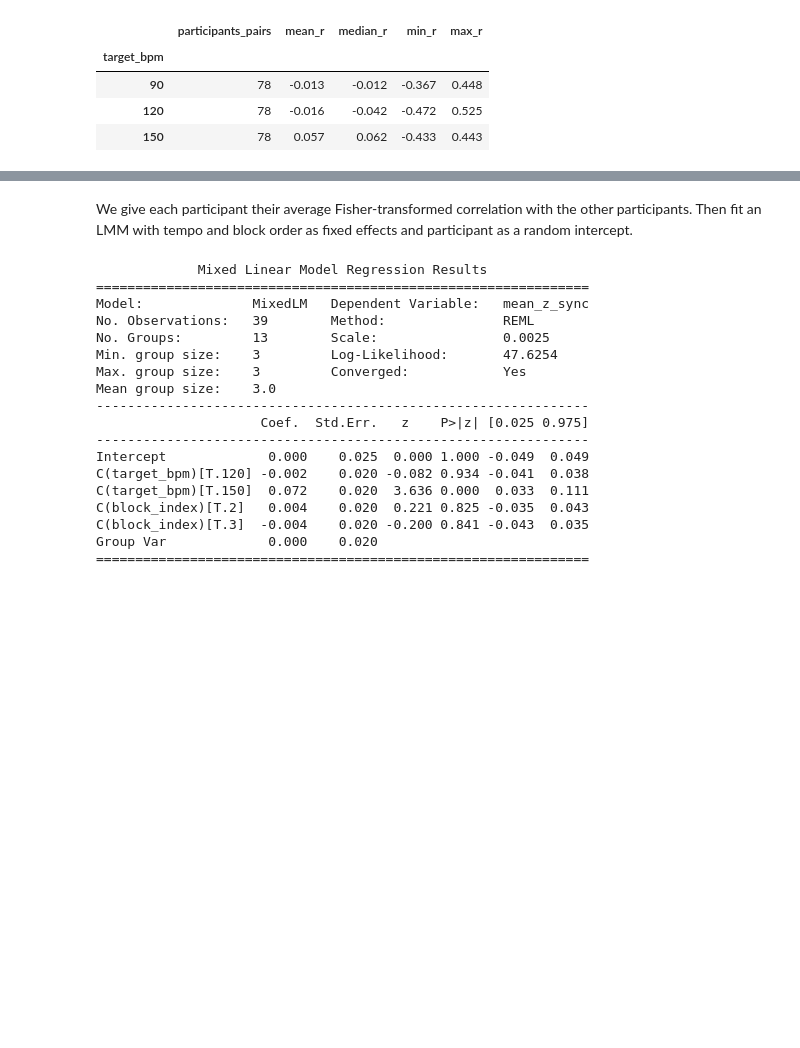
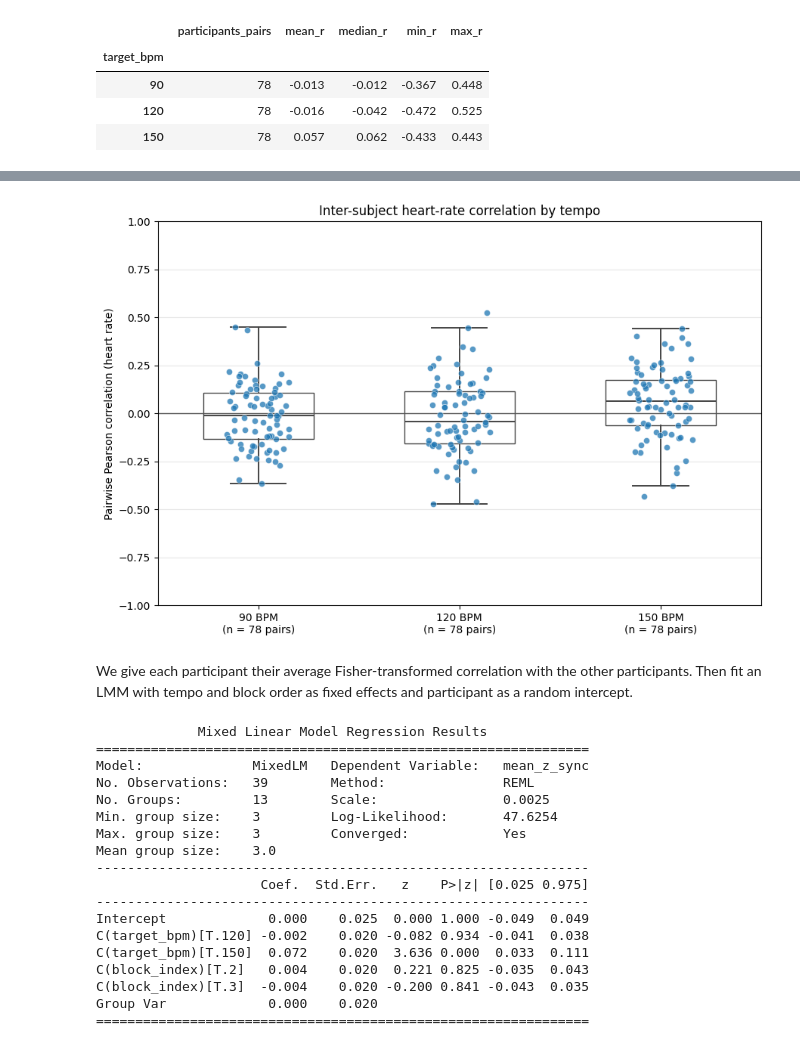
Before and after one commit to maxstalzer/Experiment-in-Cognitive-Science, a Jupyter notebook: analysis.ipynb, the cells around one changed output, grey strips where cells are left out. Saved outputs shown, nothing was run; the diff lists cells and outputs as text; code cells hidden in the pictures; blank space fills up the shorter version.

Commit message:
Add plot

```diff
--- a/analysis.ipynb
+++ b/analysis.ipynb
@@ -1042,3 +1035,98 @@ display(
+# %%
+from itertools import combinations
+
+import matplotlib.pyplot as plt
+import numpy as np
+
+tempos = (90, 120, 150)
+
+# Use the same participants in all three tempo conditions.
+common = sorted(
+    set(profiles[90])
+    & set(profiles[120])
+    & set(profiles[150])
+)
+pairs = list(combinations(common, 2))
+
+
+def pair_correlation(bpm, person_a, person_b):
+    profile_a = profiles[bpm][person_a]
+    profile_b = profiles[bpm][person_b]
+    shared_times = sorted(set(profile_a) & set(profile_b))
+
+    if len(shared_times) < 3:
+        return np.nan
+
+    values_a = [profile_a[t] for t in shared_times]
+    values_b = [profile_b[t] for t in shared_times]
+    return np.corrcoef(values_a, values_b)[0, 1]
+
+
+pair_correlations = {
+    bpm: np.array([
+        pair_correlation(bpm, person_a, person_b)
+        for person_a, person_b in pairs
+    ])
+    for bpm in tempos
+}
+
+fig, ax = plt.subplots(figsize=(9, 6))
+positions = np.arange(1, len(tempos) + 1)
+box_data = [
+    pair_correlations[bpm][np.isfinite(pair_correlations[bpm])]
+    for bpm in tempos
+]
+
+boxes = ax.boxplot(
+    box_data,
+    positions=positions,
+    widths=0.55,
+    patch_artist=True,
+    showfliers=False,
+)
+
+for box in boxes["boxes"]:
+    box.set(facecolor="white", edgecolor="#444444")
+
+for element in ("whiskers", "caps", "medians"):
+    for item in boxes[element]:
+        item.set(color="#444444", linewidth=1.4)
+
+rng = np.random.default_rng(42)
+
+for position, bpm in zip(positions, tempos):
+    values = pair_correlations[bpm]
+    values = values[np.isfinite(values)]
+    jitter = rng.uniform(-0.16, 0.16, size=len(values))
+
+    ax.scatter(
+        position + jitter,
+        values,
+        s=34,
+        color="tab:blue",
+        alpha=0.75,
+        edgecolor="white",
+        linewidth=0.4,
+        zorder=3,
+    )
+
+ax.axhline(0, color="#555555", linewidth=1)
+ax.set_xticks(
+    positions,
+    [
+        f"{bpm} BPM\n(n = {len(box_data[i])} pairs)"
+        for i, bpm in enumerate(tempos)
+    ],
+)
+ax.set_ylabel("Pairwise Pearson correlation (heart rate)")
+ax.set_title("Inter-subject heart-rate correlation by tempo")
+ax.set_ylim(-1, 1)
+ax.grid(axis="y", alpha=0.3)
+
+fig.tight_layout()
+plt.show()
+# %% [output]
+[figure, added]
 # %% [markdown]
 We give each participant their average Fisher-transformed correlation with the other participants. Then fit an LMM with tempo and block order as fixed effects and participant as a random intercept.
 # %%
```
Also changed, not shown: parts of 2 cells of this notebook, 1 other file.
